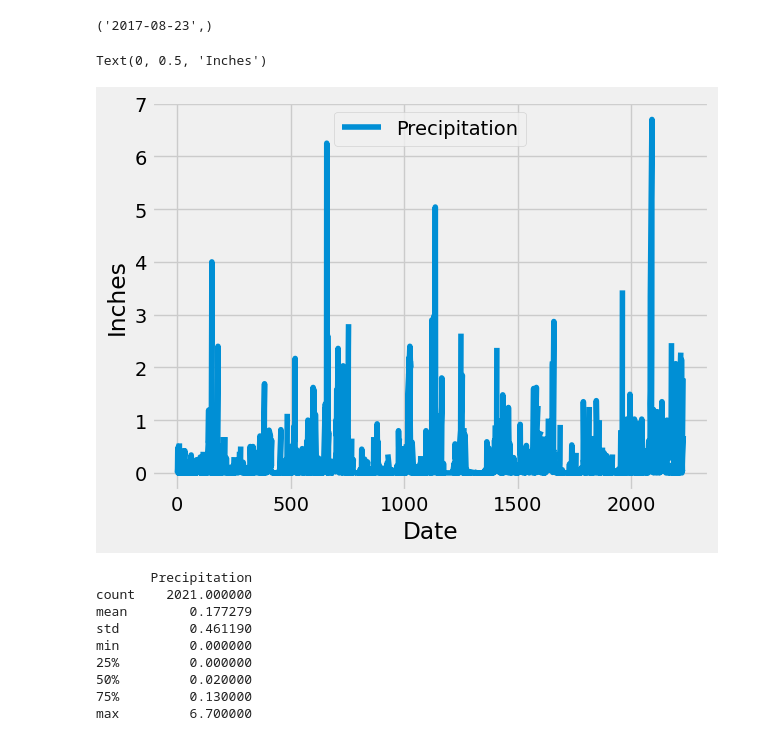
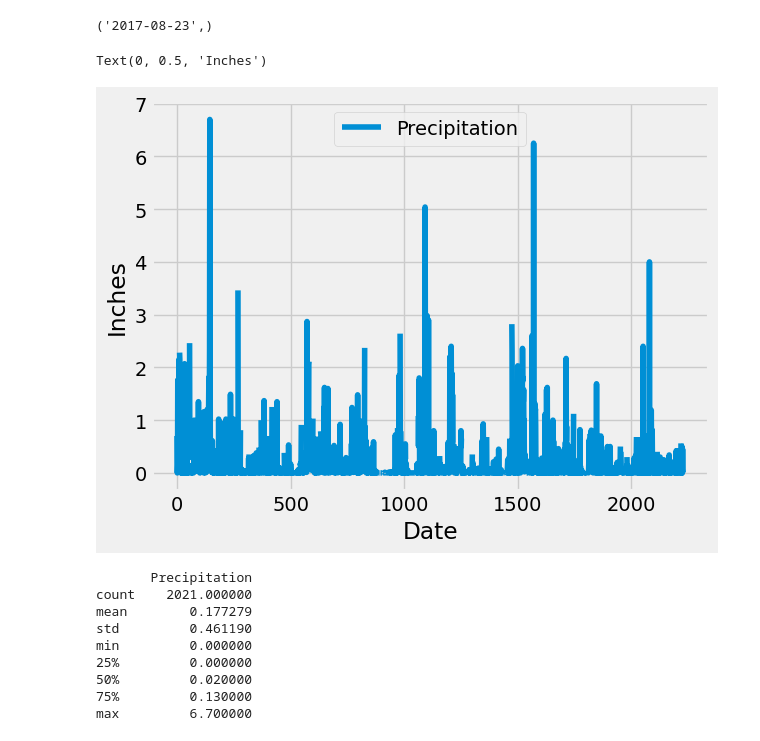
Before and after one commit to EstherBaum/sqlalchemy-challenge, a Jupyter notebook: SurfsUp/climate_starter.ipynb, the cells around one changed output. Drawn from its saved outputs; the diff is of its cells as text; code cells hidden in the pictures.

```diff
--- a/SurfsUp/climate_starter.ipynb
+++ b/SurfsUp/climate_starter.ipynb
@@ -59,34 +59,36 @@ date_data = session.query(Measurement.date).\
 # Calculate the date one year from the last date in data set.
 
     #like oldest or newest date?
 
 # Perform a query to retrieve the data and precipitation scores
 
 perc_data = session.query(Measurement.date, Measurement.prcp).\
     filter(func.date(Measurement.date) >= '2016-08-23').\
     order_by(Measurement.date.desc()).all()
 
 # Save the query results as a Pandas DataFrame. Explicitly set the column names
 
 perc_df = pd.DataFrame(perc_data, columns=['Date', 'Precipitation'])
 
 # Sort the dataframe by date
 
 percip_df = perc_df.sort_values(by=['Date'])
+percip_df = percip_df.reset_index(drop=True)
+percip_df
 
 # Use Pandas Plotting with Matplotlib to plot the data
 
 bar_chart = percip_df.plot()
 bar_chart.set_xlabel('Date')
 bar_chart.set_ylabel('Inches')
 
 #set xtick labels and ytick labels
 
 bar_chart.set_xlabel('Date')
 bar_chart.set_ylabel('Inches')
 # %% [output]
 Text(0, 0.5, 'Inches')
-[figure, old version]
+[figure, new version]
 # %%
 # Use Pandas to calculate the summary statistics for the precipitation data
 
```
Also changed, not shown: parts of 1 cell of this notebook.
